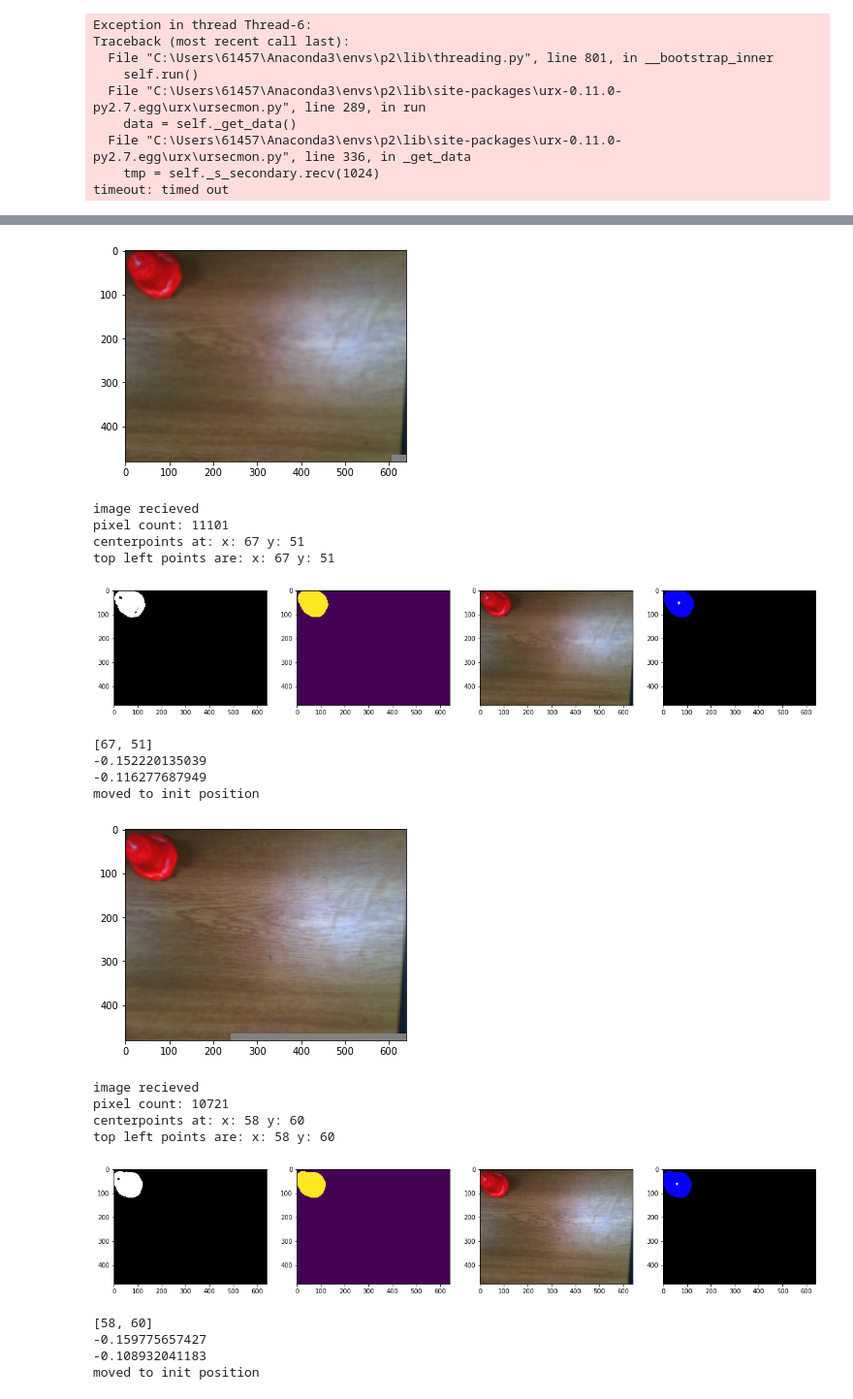
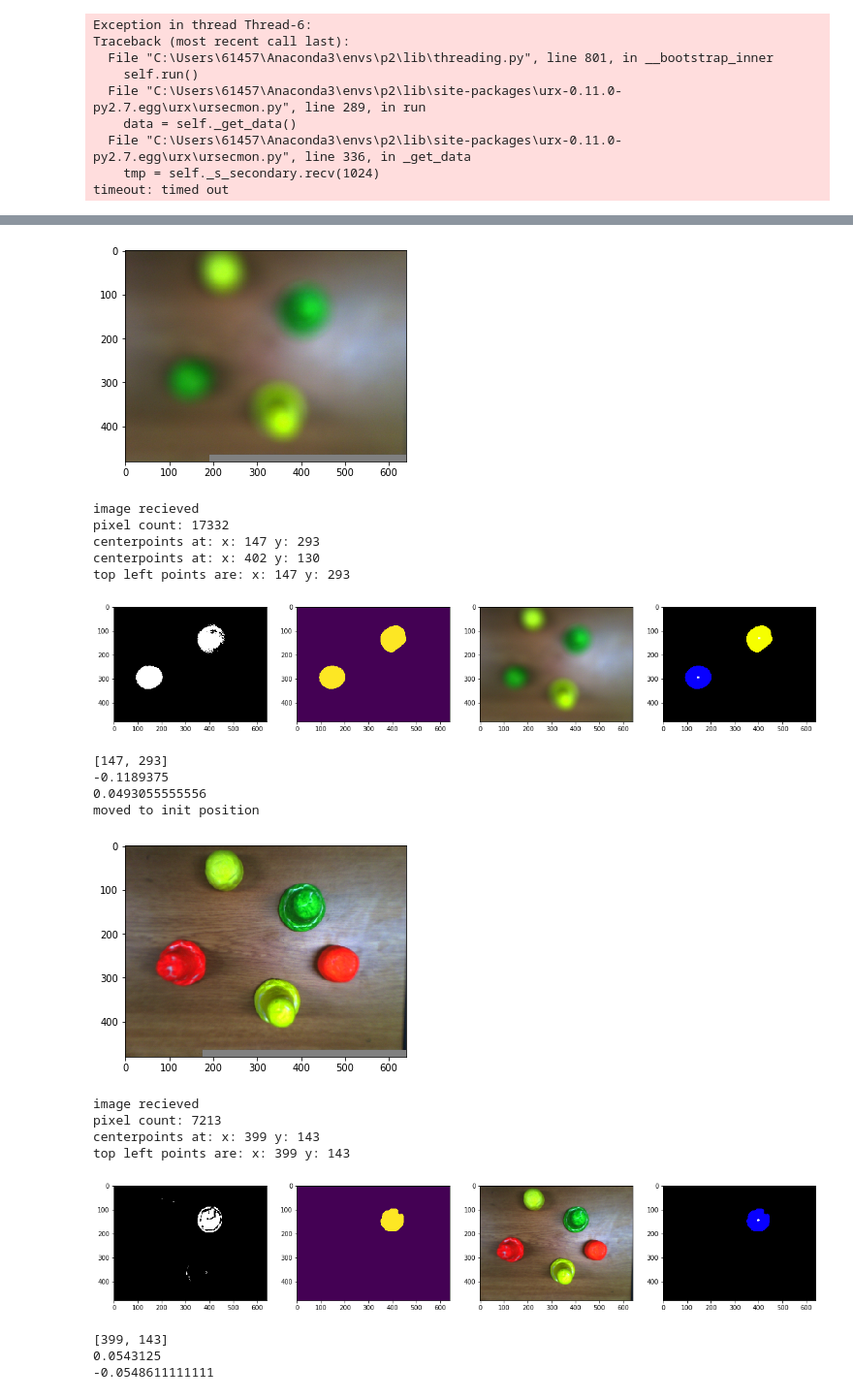
Before and after one commit to DylanBedetti/UR5, a Jupyter notebook: Dylan/Main/Program_1.ipynb, the cells around one changed output, grey strips where cells are left out. Shown at 97% size. Saved outputs shown, nothing was run; the diff lists cells and outputs as text; code cells hidden in the pictures.

```diff
--- a/Dylan/Main/Program_1.ipynb
+++ b/Dylan/Main/Program_1.ipynb
@@ -94,18 +94,18 @@ while True:
     go_to_start(rob)
     time.sleep(2)
     get_image()
-    distance = detect_photos('red')
+    distance = detect_photos('green')
 
     if distance == None:
         print("finishing program")
         break
 
     print(distance)
-    [x_dist, y_dist] = find_distance(im_x = distance[0], im_y = distance[1])
+    [x_dist, y_dist] = convert_to_mm(distance[0], distance[1])
     print(x_dist)
     print(y_dist)
 
-    rob.translate(((y_dist)/1.3-0.11, x_dist*1.2, -0.33), acc=a, vel=v)
+    rob.translate(((y_dist)-0.095, x_dist, -0.33), acc=a, vel=v)
 
     robotiqgrip.close_gripper()
     rob.movejs([cam_init_pos, bucket_pos], acc = a, vel = v, radius=0.2)
@@ -115,22 +114,22 @@ didnt connect, try again
 moved to init position
 moved to init position
-[figure, old version]
+[figure, new version]
 image recieved
-pixel count: 11101
-centerpoints at: x: 67 y: 51
-top left points are: x: 67 y: 51
+pixel count: 17332
+centerpoints at: x: 147 y: 293
+centerpoints at: x: 402 y: 130
+top left points are: x: 147 y: 293
-[figure, old version]
+[figure, new version]
-[67, 51]
--0.152220135039
--0.116277687949
+[147, 293]
+-0.1189375
+0.0493055555556
 moved to init position
-[figure, old version]
+[figure, new version]
 image recieved
-pixel count: 10721
-centerpoints at: x: 58 y: 60
-top left points are: x: 58 y: 60
+pixel count: 7213
+centerpoints at: x: 399 y: 143
+top left points are: x: 399 y: 143
-[figure, old version]
+[figure, new version]
-[58, 60]
--0.159775657427
--0.108932041183
-moved to init position
+[399, 143]
+0.0543125
+-0.0548611111111
```
Also changed, not shown: parts of 6 cells of this notebook, 1 other file.
